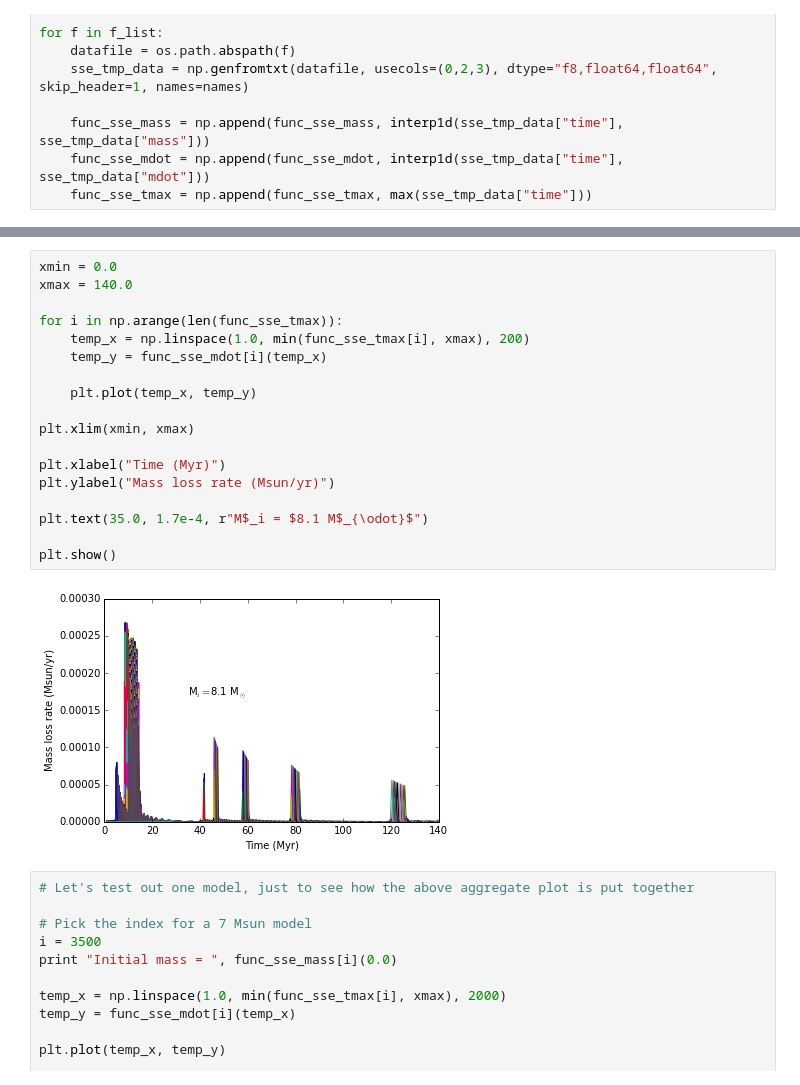
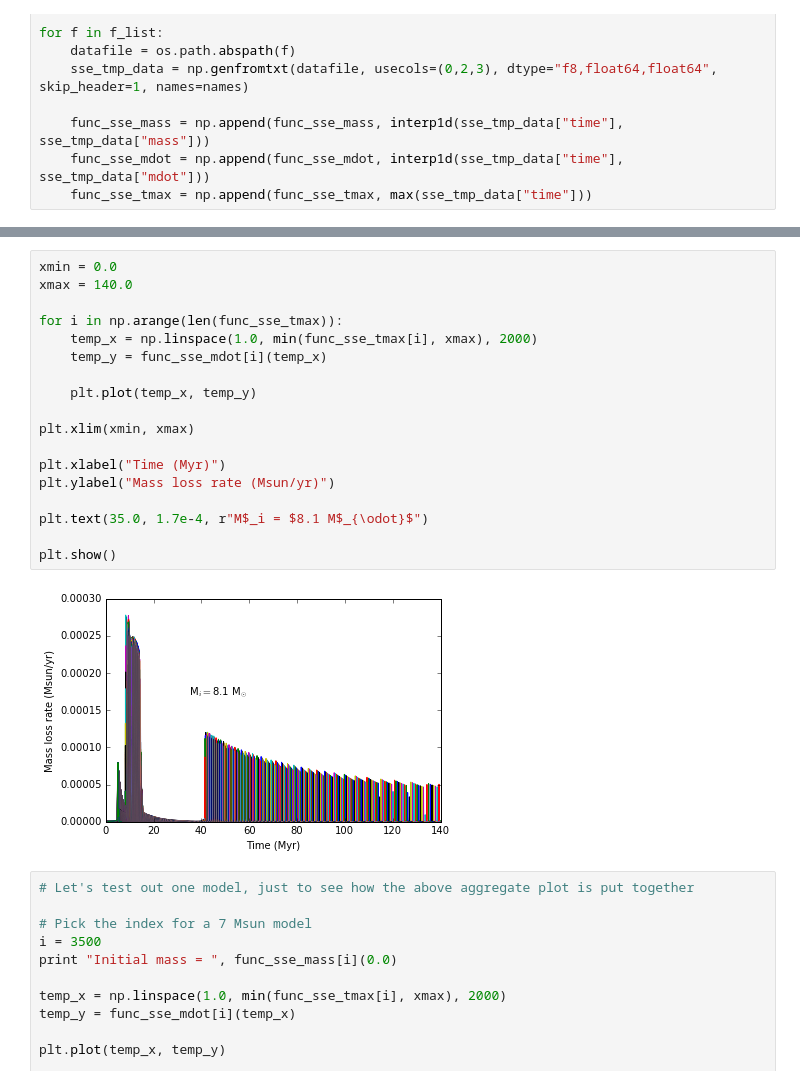
Before and after one commit to astroJeff/XRB, a Jupyter notebook: notebooks/Tests.ipynb, the cells around one changed output, grey strips where cells are left out. Saved outputs shown, nothing was run; the diff lists cells and outputs as text.

```diff
--- a/notebooks/Tests.ipynb
+++ b/notebooks/Tests.ipynb
@@ -46,23 +66,23 @@ for f in f_list:
 # %%
 xmin = 0.0
 xmax = 140.0
 
 for i in np.arange(len(func_sse_tmax)):
-    temp_x = np.linspace(1.0, min(func_sse_tmax[i], xmax), 200)
+    temp_x = np.linspace(1.0, min(func_sse_tmax[i], xmax), 2000)
     temp_y = func_sse_mdot[i](temp_x)
 
     plt.plot(temp_x, temp_y)
 
 plt.xlim(xmin, xmax)
 
 plt.xlabel("Time (Myr)")
 plt.ylabel("Mass loss rate (Msun/yr)")
 
 plt.text(35.0, 1.7e-4, r"M$_i = $8.1 M$_{\odot}$")
 
 plt.show()
 # %% [output]
-[figure, old version]
+[figure, new version]
 # %%
 # Let's test out one model, just to see how the above aggregate plot is put together
 
```
Also changed, not shown: parts of 4 cells of this notebook, 1 other file.
